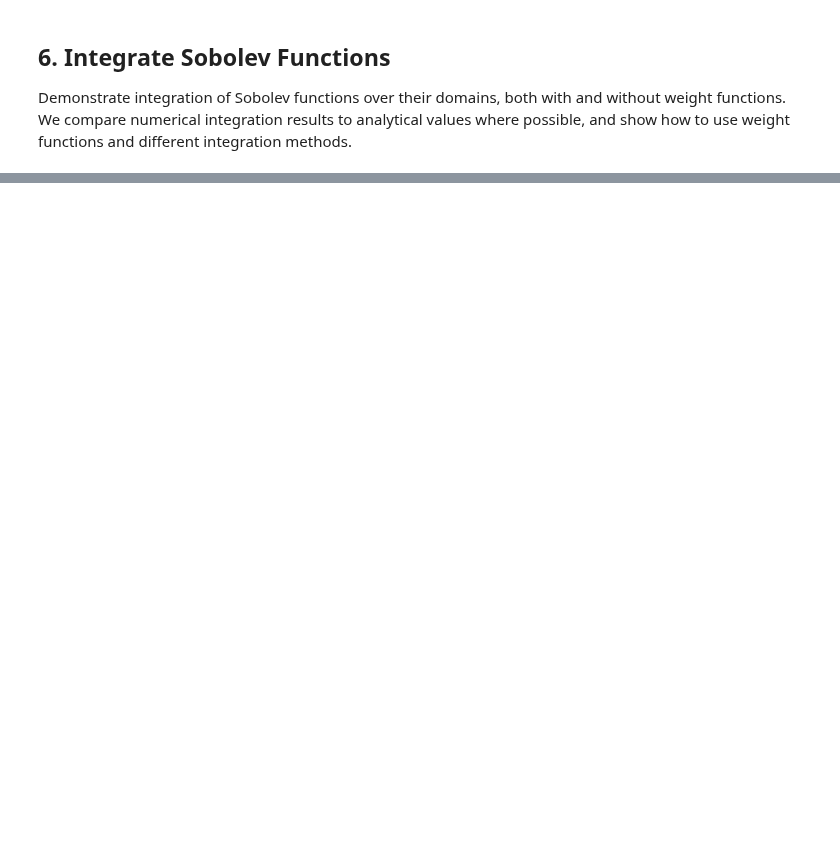
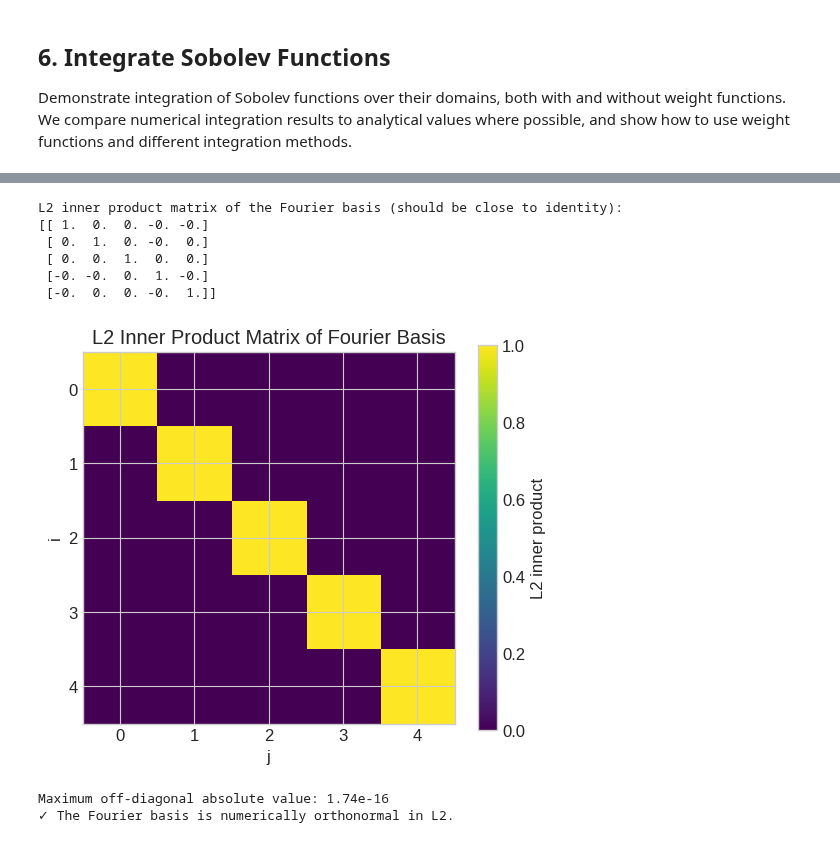
Before and after one commit to da380/pygeoinf, a Jupyter notebook: pygeoinf/other_space/sobolev_functions_demo.ipynb, the cells around one changed output, grey strips where cells are left out. Cells and saved outputs as stored; diff of their text form; code cells hidden in the pictures; blank space fills up the shorter version.

```diff
--- a/pygeoinf/other_space/sobolev_functions_demo.ipynb
+++ b/pygeoinf/other_space/sobolev_functions_demo.ipynb
@@ -260,19 +240 @@ Domain checking:
 ✓ Low regularity check: Point evaluation not well-defined for H^0.3 on 1D domain. Requires s > 1/2.
-# %%
-# --- Coefficient-based function evaluation demo ---
-print("\nCoefficient-based function evaluation:")
-
-# Single point evaluation
-val_coeff_single = f_coeffs(x_single)
-print(f"f_coeffs({x_single:.3f}) = {val_coeff_single:.6f}")
-
-# Multiple point evaluation
-print(f"\nMultiple point evaluation at {len(x_points)} points:")
-for i, x in enumerate(x_points):
-    print(f"  x[{i}] = {x:.3f}: f_coeffs = {f_coeffs(x):.6f}")
-
-# Array evaluation for plotting
-y_coeffs = f_coeffs.evaluate(x_dense)
-print(f"\nArray evaluation:")
-print(f"  Evaluated at {len(x_dense)} points")
-print(f"  f_coeffs range: [{y_coeffs.min():.3f}, {y_coeffs.max():.3f}]")
@@ -366,0 +344,41 @@ Callable-based weighted: ∫ x^2 * 2x dx over [0,1] = -0.628319 (analytical: -0.
+# %%
+# Check orthonormality of the Fourier basis in the periodic Sobolev space against L2 inner product
+
+basis = sobolev_space_periodic.basis_functions
+n = len(basis)
+inner_products = np.zeros((n, n))
+
+for i in range(n):
+    for j in range(n):
+        inner_products[i, j] = sobolev_space_periodic._l2_inner_product(basis[i], basis[j])
+
+print("L2 inner product matrix of the Fourier basis (should be close to identity):")
+print(np.round(inner_products, 6))
+
+# Visualize the matrix
+plt.figure(figsize=(6, 5))
+plt.imshow(inner_products, cmap='viridis', interpolation='none')
+plt.colorbar(label='L2 inner product')
+plt.title('L2 Inner Product Matrix of Fourier Basis')
+plt.xlabel('j')
+plt.ylabel('i')
+plt.show()
+
+# Check if the matrix is close to identity
+identity = np.eye(n)
+max_offdiag = np.max(np.abs(inner_products - identity) * (1 - identity))
+print(f"Maximum off-diagonal absolute value: {max_offdiag:.2e}")
+if max_offdiag < 1e-10:
+    print("✓ The Fourier basis is numerically orthonormal in L2.")
+else:
+    print("⚠ The Fourier basis is NOT numerically orthonormal in L2.")
+# %% [output]
+L2 inner product matrix of the Fourier basis (should be close to identity):
+[[ 1.  0.  0. -0. -0.]
+ [ 0.  1.  0. -0.  0.]
+ [ 0.  0.  1.  0.  0.]
+ [-0. -0.  0.  1. -0.]
+ [-0.  0.  0. -0.  1.]]
+[figure, added]
+Maximum off-diagonal absolute value: 1.74e-16
+✓ The Fourier basis is numerically orthonormal in L2.
```
Also changed, not shown: parts of 16 cells of this notebook, 12 other files.
